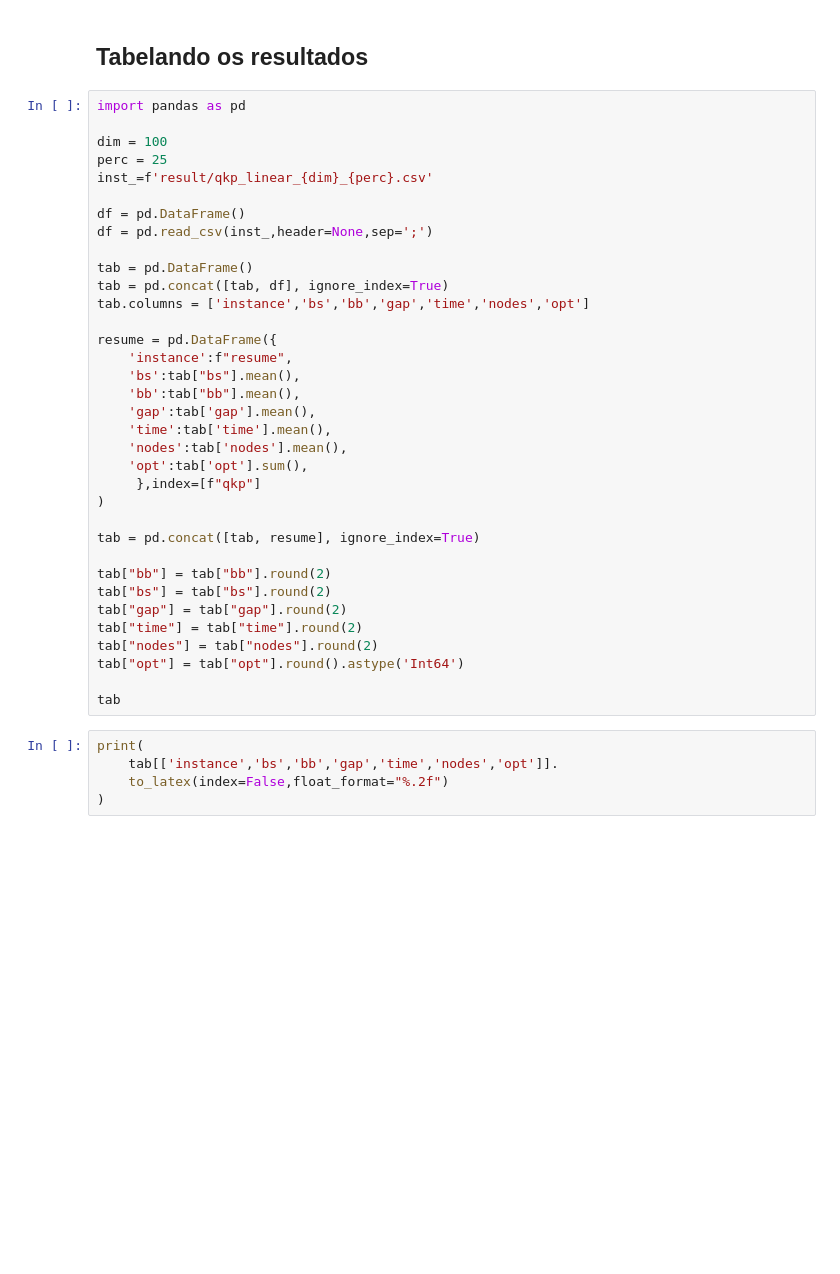
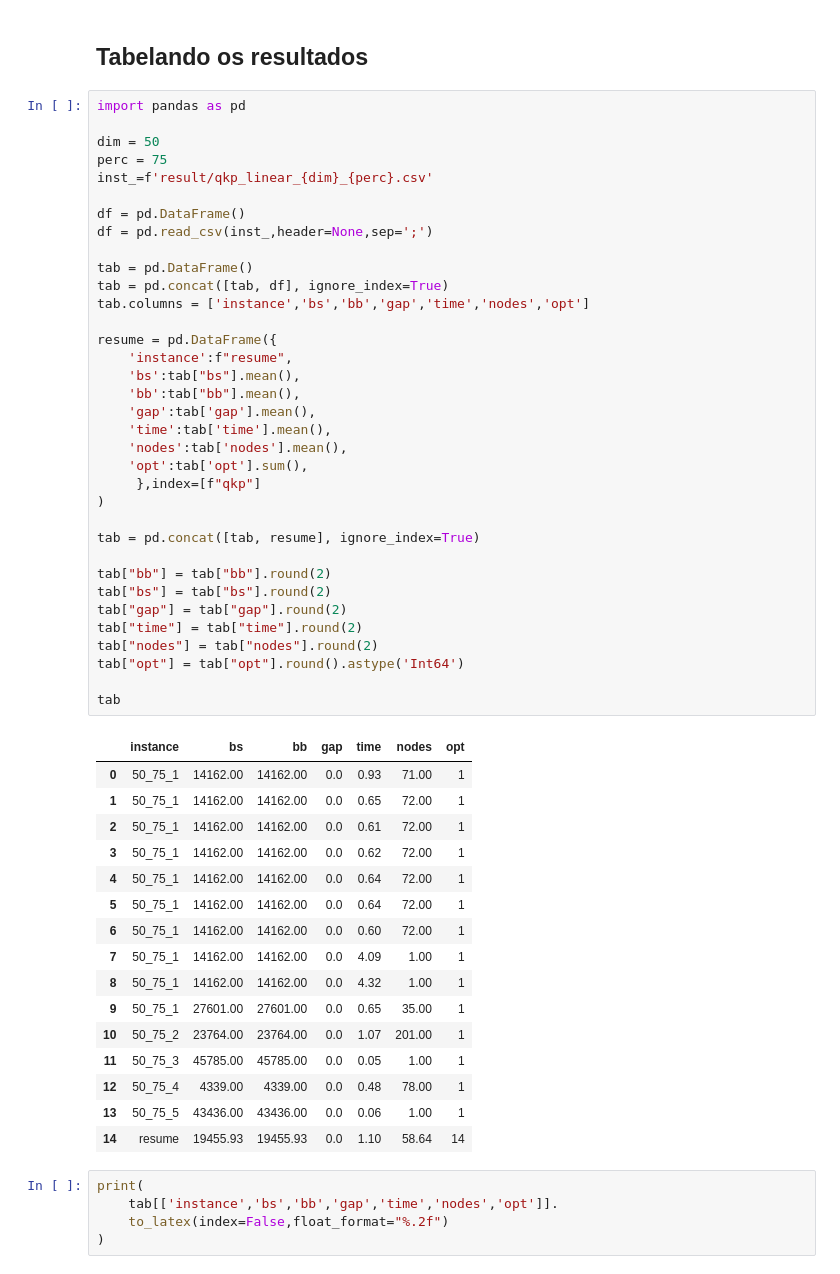
Before and after one commit to jesusossian/opt_lab, a Jupyter notebook: notebooks/qkp01_linear.ipynb, the cells around one changed output. Cells and saved outputs as stored; diff of their text form; blank space fills up the shorter version.

```diff
--- a/notebooks/qkp01_linear.ipynb
+++ b/notebooks/qkp01_linear.ipynb
@@ -175,38 +174,55 @@ if __name__ == "__main__":
 # %%
 import pandas as pd
 
-dim = 100
-perc = 25
+dim = 50
+perc = 75
 inst_=f'result/qkp_linear_{dim}_{perc}.csv'
 
 df = pd.DataFrame()
 df = pd.read_csv(inst_,header=None,sep=';')
 
 tab = pd.DataFrame()
 tab = pd.concat([tab, df], ignore_index=True)
 tab.columns = ['instance','bs','bb','gap','time','nodes','opt']
 
 resume = pd.DataFrame({
     'instance':f"resume",
     'bs':tab["bs"].mean(),
     'bb':tab["bb"].mean(),
     'gap':tab['gap'].mean(),
     'time':tab['time'].mean(),
     'nodes':tab['nodes'].mean(),
     'opt':tab['opt'].sum(),
      },index=[f"qkp"]
 )
 
 tab = pd.concat([tab, resume], ignore_index=True)
 
 tab["bb"] = tab["bb"].round(2)
 tab["bs"] = tab["bs"].round(2)
 tab["gap"] = tab["gap"].round(2)
 tab["time"] = tab["time"].round(2)
 tab["nodes"] = tab["nodes"].round(2)
 tab["opt"] = tab["opt"].round().astype('Int64')
 
 tab
+# %% [output]
+|  | instance | bs | bb | gap | time | nodes | opt |
+| 0 | 50_75_1 | 14162.00 | 14162.00 | 0.0 | 0.93 | 71.00 | 1 |
+| 1 | 50_75_1 | 14162.00 | 14162.00 | 0.0 | 0.65 | 72.00 | 1 |
+| 2 | 50_75_1 | 14162.00 | 14162.00 | 0.0 | 0.61 | 72.00 | 1 |
+| 3 | 50_75_1 | 14162.00 | 14162.00 | 0.0 | 0.62 | 72.00 | 1 |
+| 4 | 50_75_1 | 14162.00 | 14162.00 | 0.0 | 0.64 | 72.00 | 1 |
+| 5 | 50_75_1 | 14162.00 | 14162.00 | 0.0 | 0.64 | 72.00 | 1 |
+| 6 | 50_75_1 | 14162.00 | 14162.00 | 0.0 | 0.60 | 72.00 | 1 |
+| 7 | 50_75_1 | 14162.00 | 14162.00 | 0.0 | 4.09 | 1.00 | 1 |
+| 8 | 50_75_1 | 14162.00 | 14162.00 | 0.0 | 4.32 | 1.00 | 1 |
+| 9 | 50_75_1 | 27601.00 | 27601.00 | 0.0 | 0.65 | 35.00 | 1 |
+| 10 | 50_75_2 | 23764.00 | 23764.00 | 0.0 | 1.07 | 201.00 | 1 |
+| 11 | 50_75_3 | 45785.00 | 45785.00 | 0.0 | 0.05 | 1.00 | 1 |
+| 12 | 50_75_4 | 4339.00 | 4339.00 | 0.0 | 0.48 | 78.00 | 1 |
+| 13 | 50_75_5 | 43436.00 | 43436.00 | 0.0 | 0.06 | 1.00 | 1 |
+| 14 | resume | 19455.93 | 19455.93 | 0.0 | 1.10 | 58.64 | 14 |
 # %%
 print(
     tab[['instance','bs','bb','gap','time','nodes','opt']].
```
Also changed, not shown: parts of 2 cells of this notebook, 32 other files.
